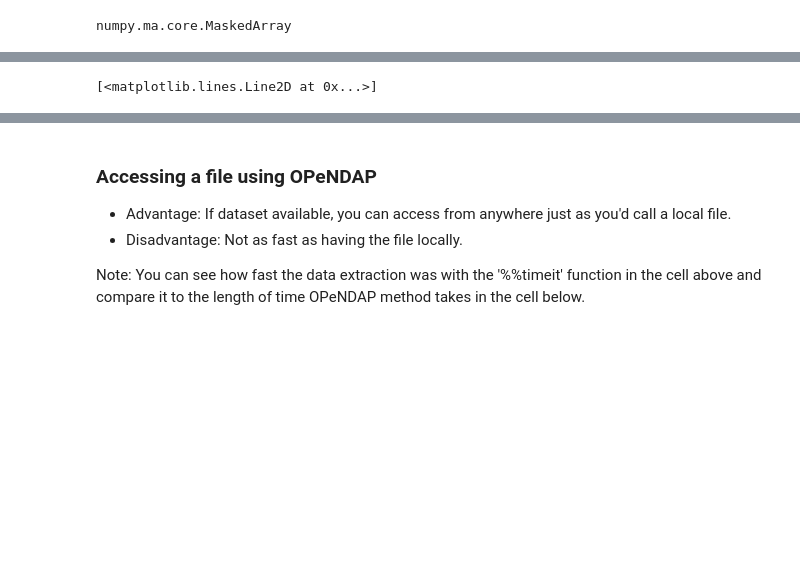
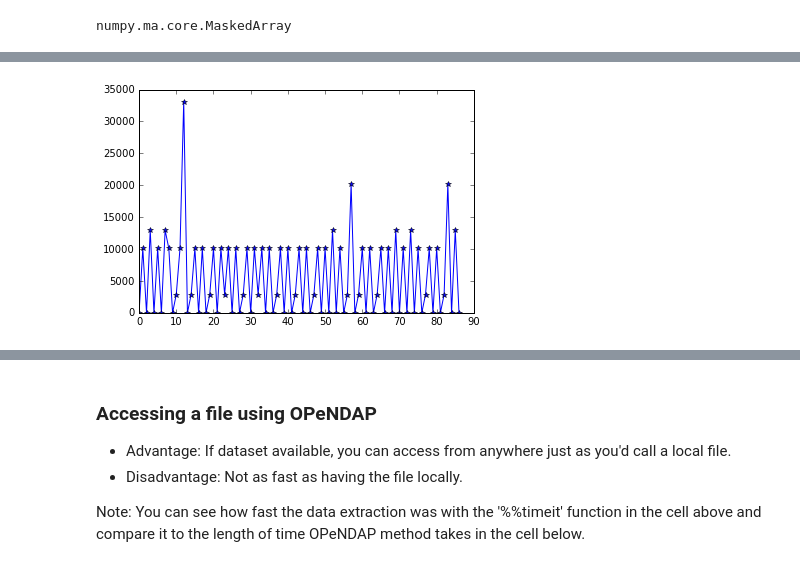
Before and after one commit to GeoscienceAustralia/wofs, a Jupyter notebook: notebook/explore_netcdf_stack_tile.ipynb, the cells around one changed output, grey strips where cells are left out. Drawn from its saved outputs; the diff is of its cells as text; code cells hidden in the pictures; blank space fills up the shorter version.

```diff
--- a/notebook/explore_netcdf_stack_tile.ipynb
+++ b/notebook/explore_netcdf_stack_tile.ipynb
@@ -113,4 +195,5 @@ DescribeResult(nobs=1786, minmax=(24.0, 8294380.0), mean=506501.10806270997, var
 # %%
-plt.plot(delta_t)
+plt.plot(delta_t/60.0, 'b*-')
+plt.show()
 # %% [output]
-[<matplotlib.lines.Line2D at 0x...>]
+[figure, added]
```
Also changed, not shown: parts of 25 cells of this notebook, 7 other files.
